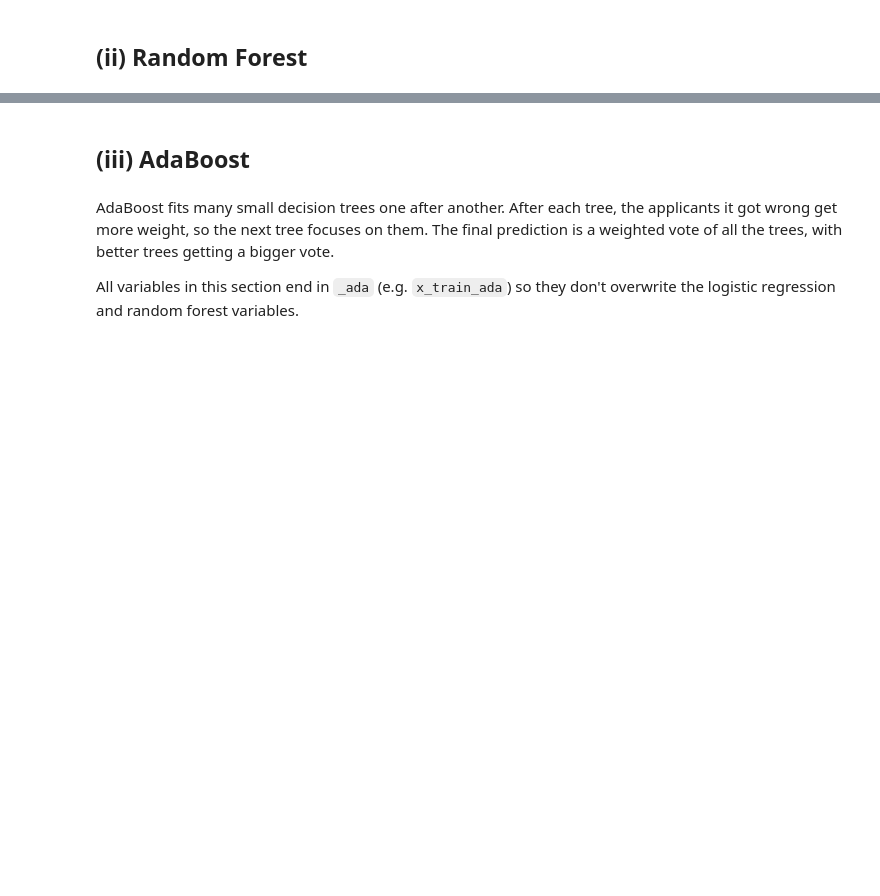
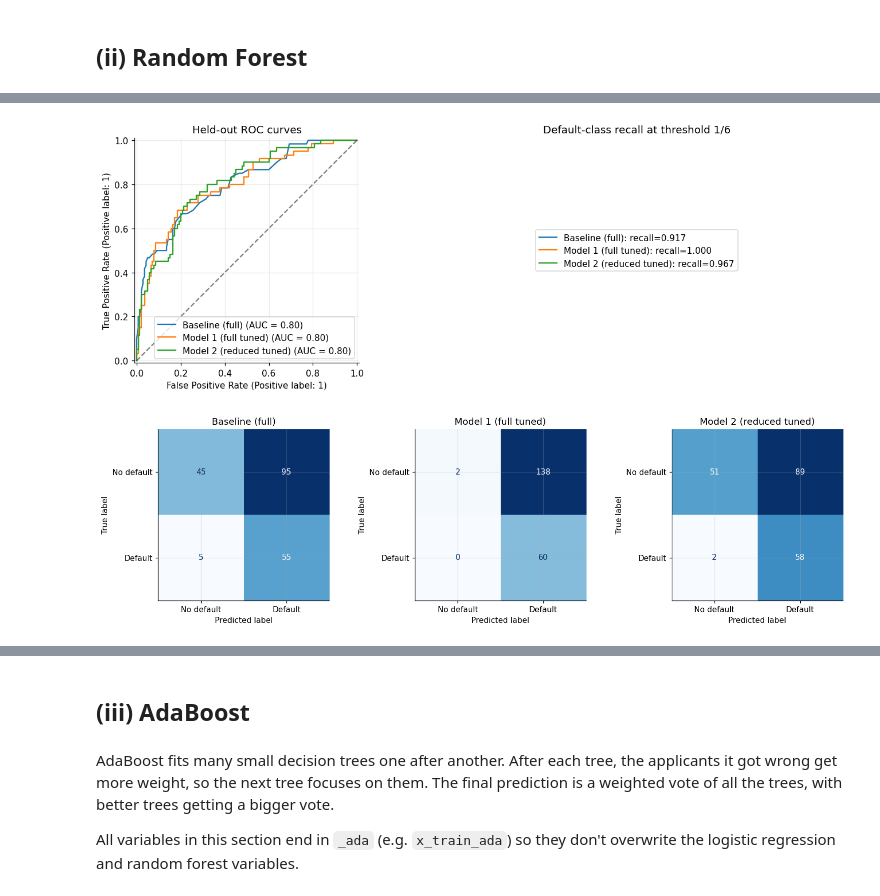
Before and after one commit to chrisgoh9/dseqf4212-group8, a Jupyter notebook: dseqf4212-group8.ipynb, the cells around one changed output, grey strips where cells are left out. Cells and saved outputs as stored; diff of their text form; code cells hidden in the pictures; blank space fills up the shorter version.

Commit message:
Add Random Forest section to group notebook

```diff
--- a/dseqf4212-group8.ipynb
+++ b/dseqf4212-group8.ipynb
@@ -787,0 +867,19 @@ Name: cost per applicant, dtype: float64
+# %%
+drop_reduced = [c for c in rf_X_train.columns if c.startswith('log_')]
+
+drop_reduced += [
+    'emp_category', 'emp_years', 'purpose_grp', 'age_group',
+    'amount_bin', 'monthly_payment', 'income_index', 'lti',
+    'total_dti', 'dti', 'other_installments'
+]
+
+drop_reduced = sorted(set(drop_reduced) & set(rf_X_train.columns))
+
+full_features = rf_X_train.columns.tolist()
+reduced_features = [c for c in full_features if c not in drop_reduced]
+
+assert reduced_features and len(reduced_features) < len(full_features)
+
+print('Full:', len(full_features), 'Reduced:', len(reduced_features))
+print('Removed:', drop_reduced)
+print('Retained:', reduced_features)
@@ -787,0 +1135,25 @@ Name: cost per applicant, dtype: float64
+# %%
+fig, axes = plt.subplots(1, 2, figsize=(13, 4.5))
+for name, (prob, labels) in predictions.items():
+    RocCurveDisplay.from_predictions(rf_y_test, prob, name=name, ax=axes[0])
+axes[0].plot([0, 1], [0, 1], 'k--', alpha=0.5)
+axes[0].set_title('Held-out ROC curves')
+for name, (prob, labels) in predictions.items():
+    axes[1].plot([], [], label=f'{name}: recall={recall_score(rf_y_test, labels):.3f}')
+axes[1].legend(loc='center')
+axes[1].axis('off')
+axes[1].set_title('Default-class recall at threshold 1/6')
+plt.tight_layout()
+plt.show()
+
+fig, axes = plt.subplots(1, 3, figsize=(14, 4))
+for ax, (name, (prob, labels)) in zip(axes, predictions.items()):
+    ConfusionMatrixDisplay.from_predictions(rf_y_test, labels, labels=[0, 1],
+                                            display_labels=['No default', 'Default'],
+                                            cmap='Blues', colorbar=False, ax=ax)
+    ax.set_title(name)
+plt.tight_layout()
+plt.show()
+# %% [output]
+[figure, added]
+[figure, added]
```
Also changed, not shown: parts of 39 cells of this notebook.
